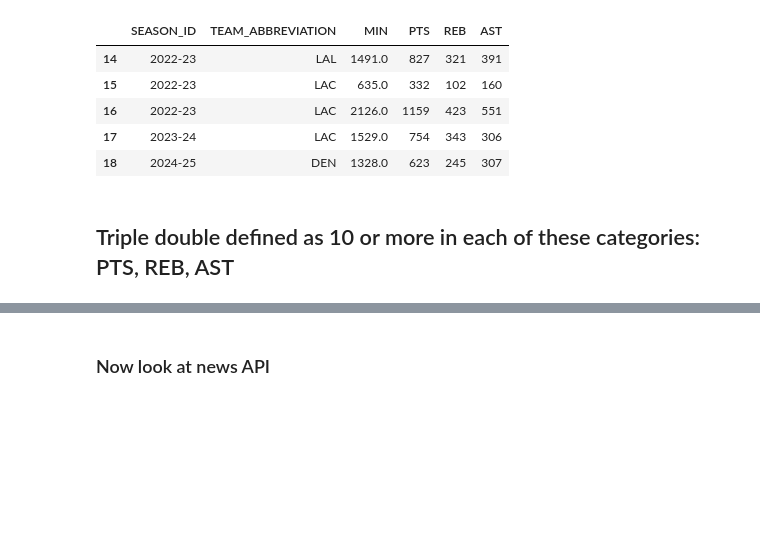
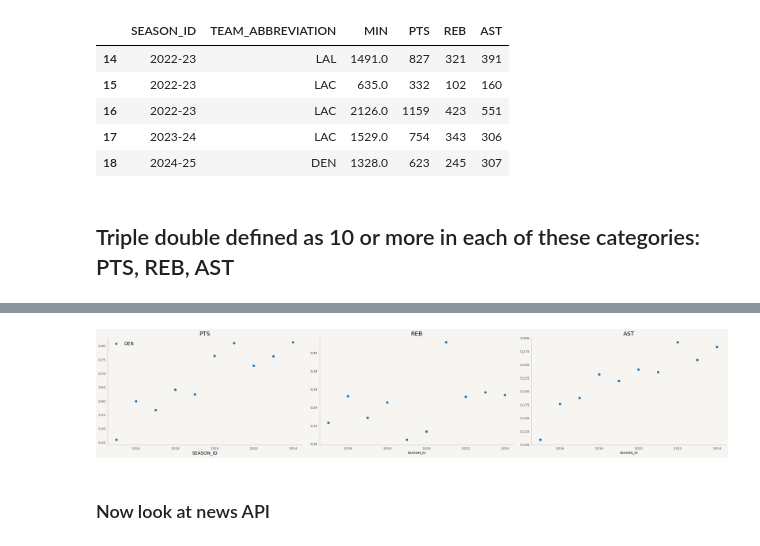
Before and after one commit to lonswaymar/NuggetAnalysis, a Jupyter notebook: notebooks/gather_data.ipynb, the cells around one changed output, grey strips where cells are left out. Drawn from its saved outputs; the diff is of its cells as text; code cells hidden in the pictures; blank space fills up the shorter version.

```diff
--- a/notebooks/gather_data.ipynb
+++ b/notebooks/gather_data.ipynb
@@ -174,3 +111,36 @@ plt.show()
+# %%
+fig, (ax1, ax2, ax3) = plt.subplots(1,3, figsize=subplotFigsize)
+fig.set_facecolor(facecolor)
+ax1.set_facecolor(facecolor)
+ax2.set_facecolor(facecolor)
+ax3.set_facecolor(facecolor)
+tidy_axes(ax1)
+tidy_axes(ax2)
+tidy_axes(ax3)
+
+
+years = jk["SEASON_ID"].apply(lambda year: int(year[0:4]))
+
+pointsPerMinute = jk["PTS"]/jk["MIN"]
+reboundsPerMinute = jk["REB"]/jk["MIN"]
+assistsPerMinute = jk["AST"]/jk["MIN"]
+
+sns.scatterplot(x=years, y=pointsPerMinute, hue=jk["TEAM_ABBREVIATION"], s=74, ax=ax1)
+sns.scatterplot(x=years, y=reboundsPerMinute, hue=jk["TEAM_ABBREVIATION"], s=74, ax=ax2)
+sns.scatterplot(x=years, y=assistsPerMinute, hue=jk["TEAM_ABBREVIATION"], s=74, ax=ax3)
+ax1.set_title("PTS", fontsize=18)
+ax2.set_title("REB", fontsize=18)
+ax3.set_title("AST", fontsize=18)
+
+ax1.legend(frameon=False, fontsize=14)
+ax2.legend().set_visible(False)
+ax3.legend().set_visible(False)
+
+ax1.set_xlabel("SEASON_ID", fontsize=14)
+plt.tight_layout(pad=2)
+plt.savefig("../images/jk_stats_per_minute.png")
+# %% [output]
+[figure, added]
 # %% [markdown]
 ### Now look at news API
 # %%
```
Also changed, not shown: parts of 11 cells of this notebook, 4 other files.
